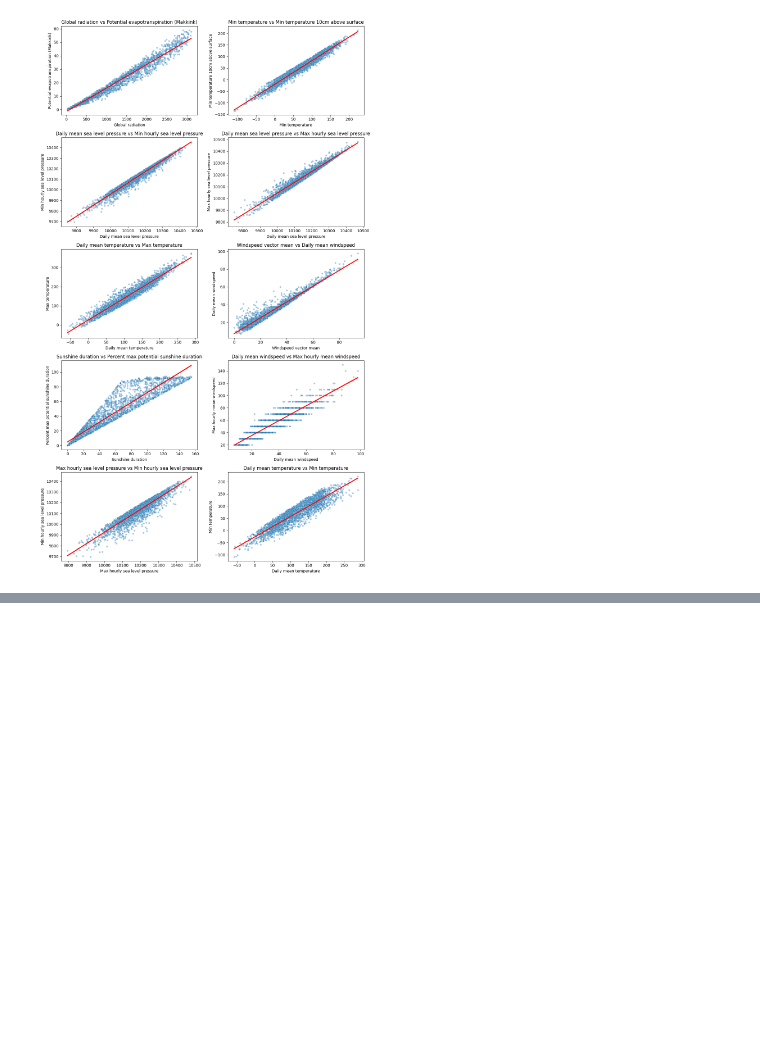
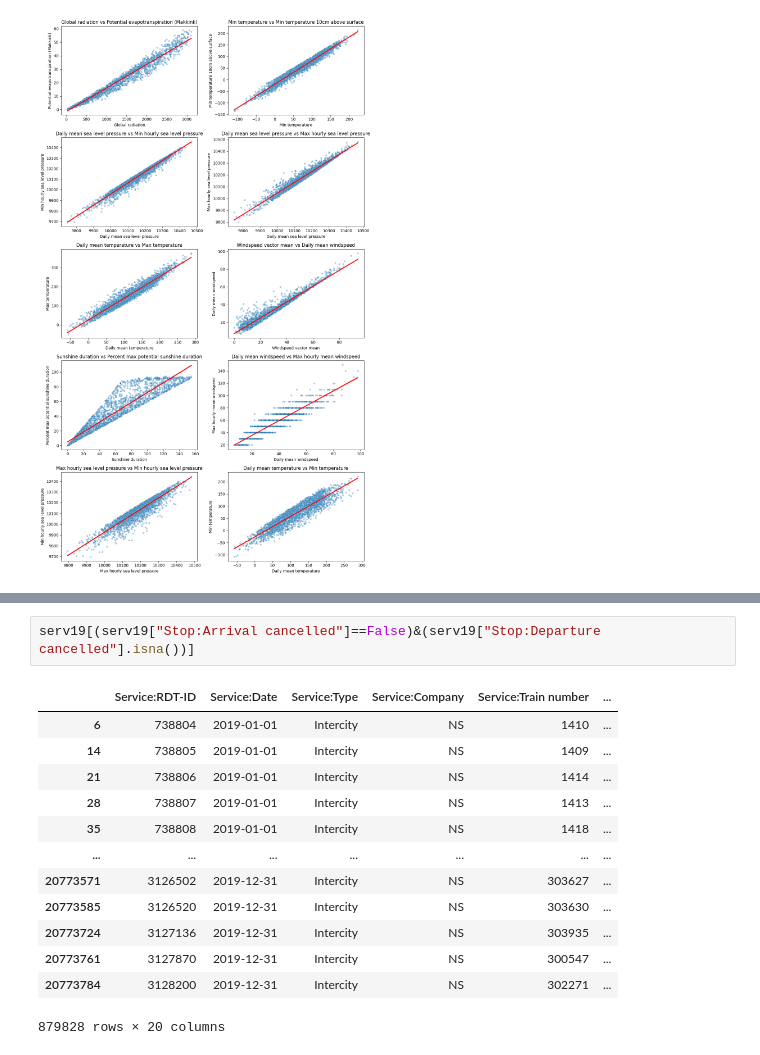
Before and after one commit to ywang0202/master_thesis, a Jupyter notebook: eda_disruptions_weather_final.ipynb, the cells around one changed output, grey strips where cells are left out. Cells and saved outputs as stored; diff of their text form; blank space fills up the shorter version.

```diff
--- a/eda_disruptions_weather_final.ipynb
+++ b/eda_disruptions_weather_final.ipynb
@@ -833,0 +1013,16 @@ plt.show()
+# %%
+serv19[(serv19["Stop:Arrival cancelled"]==False)&(serv19["Stop:Departure cancelled"].isna())]
+# %% [output]
+|  | Service:RDT-ID | Service:Date | Service:Type | Service:Company | Service:Train number | ... |
+| 6 | 738804 | 2019-01-01 | Intercity | NS | 1410 | ... |
+| 14 | 738805 | 2019-01-01 | Intercity | NS | 1409 | ... |
+| 21 | 738806 | 2019-01-01 | Intercity | NS | 1414 | ... |
+| 28 | 738807 | 2019-01-01 | Intercity | NS | 1413 | ... |
+| 35 | 738808 | 2019-01-01 | Intercity | NS | 1418 | ... |
+| ... | ... | ... | ... | ... | ... | ... |
+| 20773571 | 3126502 | 2019-12-31 | Intercity | NS | 303627 | ... |
+| 20773585 | 3126520 | 2019-12-31 | Intercity | NS | 303630 | ... |
+| 20773724 | 3127136 | 2019-12-31 | Intercity | NS | 303935 | ... |
+| 20773761 | 3127870 | 2019-12-31 | Intercity | NS | 300547 | ... |
+| 20773784 | 3128200 | 2019-12-31 | Intercity | NS | 302271 | ... |
+879828 rows × 20 columns
```
Also changed, not shown: parts of 70 cells of this notebook, 1 other file.
